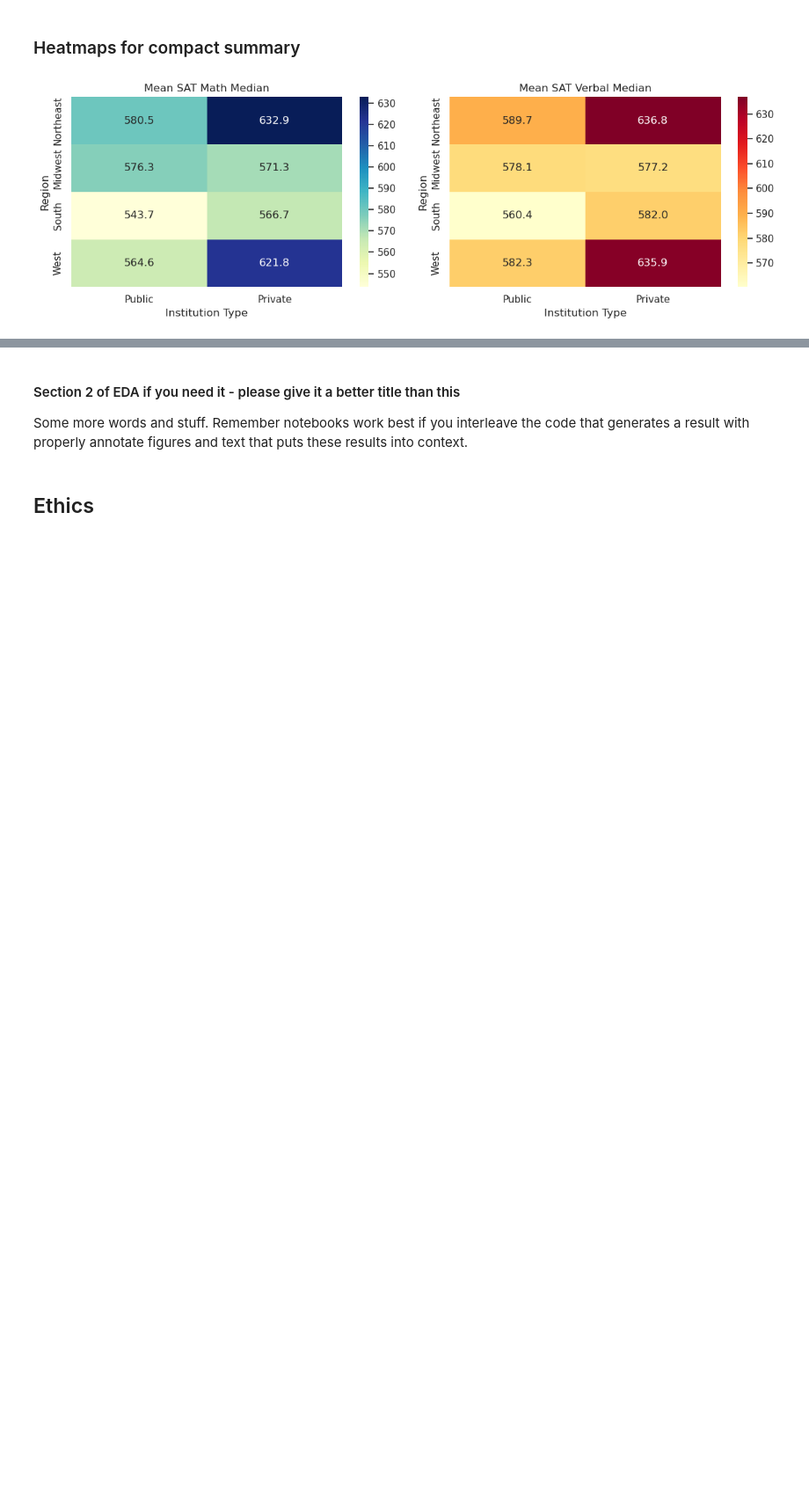
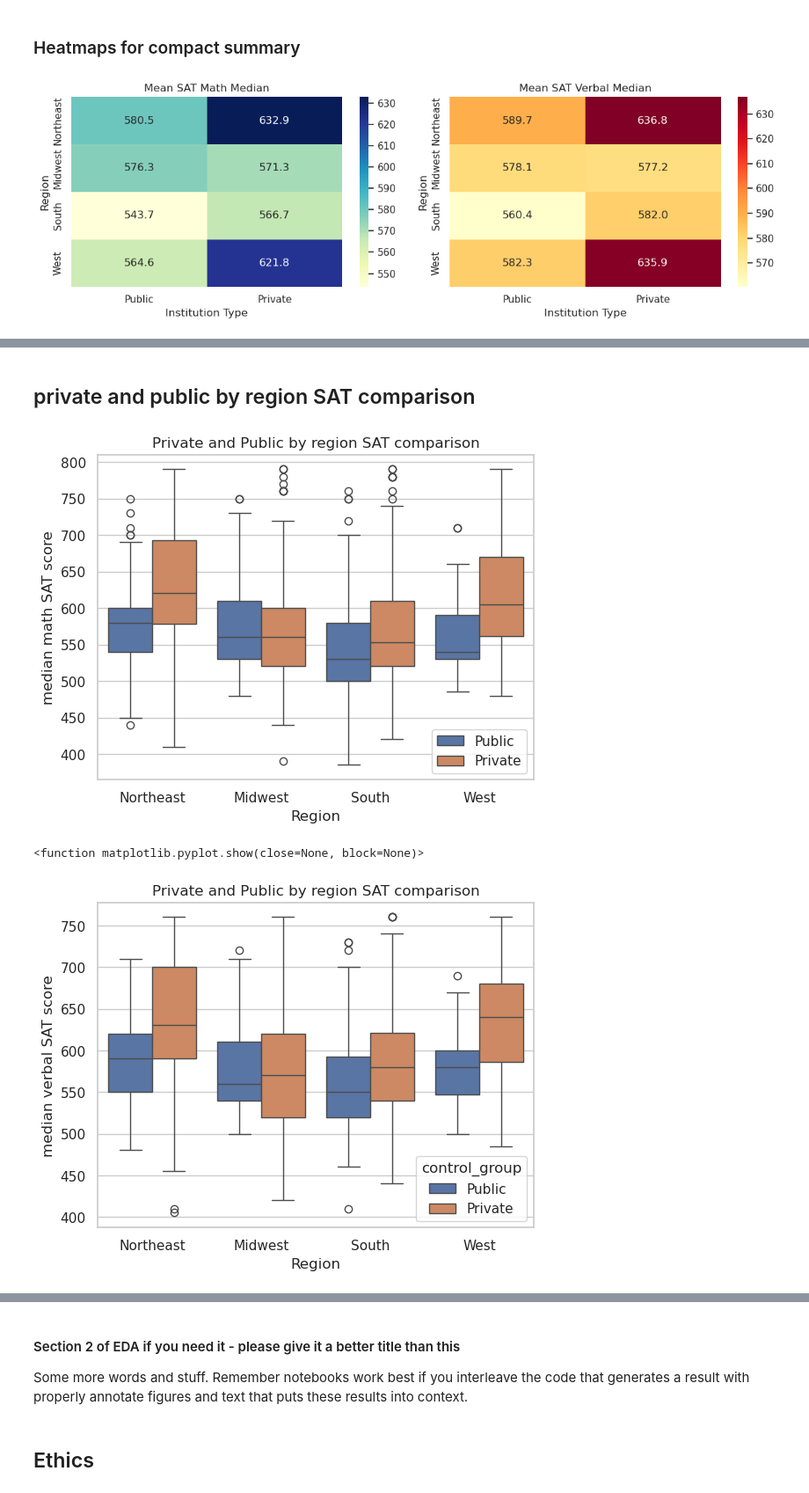
Before and after one commit to COGS108/Group065_WI26, a Jupyter notebook: 02-EDACheckpoint.ipynb, the cells around one changed output, grey strips where cells are left out. Shown at 88% size. Cells and saved outputs as stored; diff of their text form; code cells hidden in the pictures; blank space fills up the shorter version.

```diff
--- a/02-EDACheckpoint.ipynb
+++ b/02-EDACheckpoint.ipynb
@@ -266,0 +308,32 @@ plt.show()
+# %% [markdown]
+## private and public by region SAT comparison
+# %%
+sns.boxplot(
+    data=df_withoutadm,
+    x='region',
+    y='SATMT50',
+    hue= 'control_group',
+    order=region_order
+)
+plt.title('Private and Public by region SAT comparison')
+plt.xlabel('Region')
+plt.ylabel('median math SAT score')
+plt.legend()
+plt.show()
+
+sns.boxplot(
+    data=df_withoutadm,
+    x='region',
+    y='SATVR50',
+    hue= 'control_group',
+    order=region_order
+)
+plt.title('Private and Public by region SAT comparison')
+plt.xlabel('Region')
+plt.ylabel('median verbal SAT score')
+plt.legend
+plt.show
+# %% [output]
+[figure, added]
+<function matplotlib.pyplot.show(close=None, block=None)>
+[figure, added]
```
Also changed, not shown: parts of 16 cells of this notebook.
